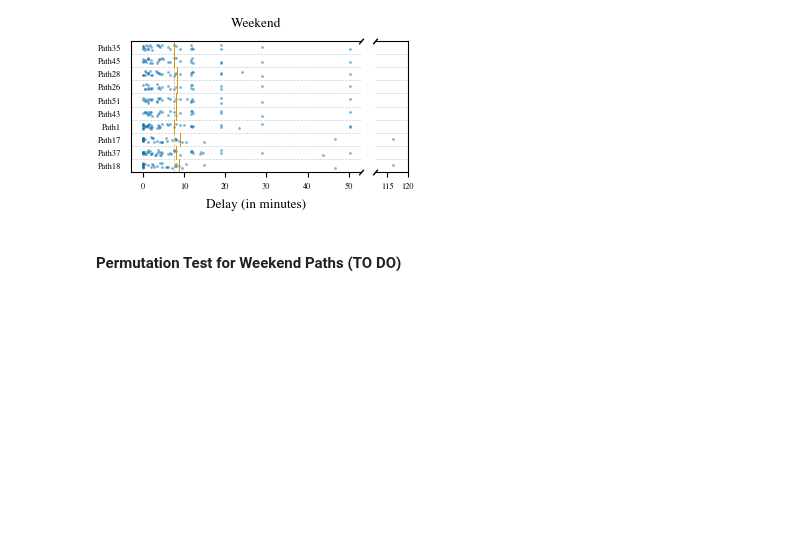
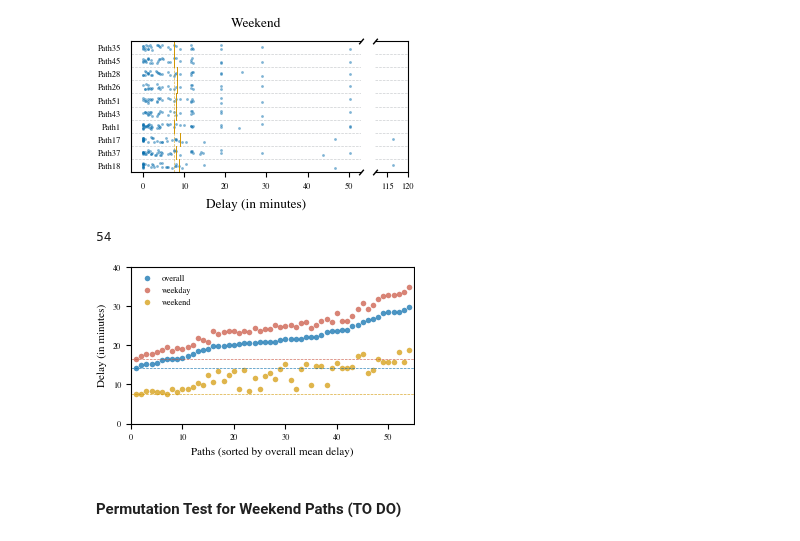
Before and after one commit to frederikpanse/db_project, a Jupyter notebook: exp/exp_FP_01_DifferenceWeekdaysWeekends.ipynb, the cells around one changed output. Saved outputs shown, nothing was run; the diff lists cells and outputs as text; code cells hidden in the pictures; blank space fills up the shorter version.

Commit message:
created new plot to show difference we/wd

```diff
--- a/exp/exp_FP_01_DifferenceWeekdaysWeekends.ipynb
+++ b/exp/exp_FP_01_DifferenceWeekdaysWeekends.ipynb
@@ -56,6 +56,9 @@ from tueplots import bundles
 from tueplots.constants.color import rgb
 from matplotlib import ticker
 import matplotlib.pyplot as plt
+
+# set plotting stylesheet
+plt.rcParams.update(bundles.icml2022(column="half", nrows=1, ncols=1, usetex=False))
 # %%
 paths = np.load('../dat/paths.npy', allow_pickle='TRUE').item()
 # %%
@@ -195,6 +198,45 @@ ax2.plot([0, 0], [0, 1], transform=ax2.transAxes, **kwargs)
 fig.savefig("../doc/fig/plot_FP_02_Weekend.pdf")
 # %% [output]
 [figure]
+# %%
+paths_sorted[0][1]["mean_delay"]
+len(paths_sorted)
+# %% [output]
+54
+# %%
+fig, ax = plt.subplots()
+
+for i in np.arange(len(paths_sorted)):
+    wd = data_weekday_mean[data_weekday_mean.index.isin(paths_sorted[i][1]["stations"])].mean()
+    we = data_weekend_mean[data_weekend_mean.index.isin(paths_sorted[i][1]["stations"])].mean()
+    ax.plot(i + 1, paths_sorted[i][1]["mean_delay"], "o", color = rgb.tue_blue, alpha = 0.7, mec = "none", ms = 4, label = "overall")
+    ax.plot(i + 1, wd, "o", color = rgb.tue_ocre, alpha = 0.7, mec = "none", ms = 4, label = "weekday")
+    ax.plot(i + 1, we, "o", color = rgb.tue_orange, alpha = 0.7, mec = "none", ms = 4, label = "weekend")
+
+ax.axhline(paths_sorted[0][1]["mean_delay"], color = rgb.tue_blue,
+           ls = "--", alpha = 0.8, linewidth = 0.5)
+ax.axhline(data_weekday_mean[data_weekday_mean.index.isin(paths_sorted[0][1]["stations"])].mean(), color = rgb.tue_ocre,
+           ls = "--", alpha = 0.8, linewidth = 0.5)
+ax.axhline(data_weekend_mean[data_weekend_mean.index.isin(paths_sorted[0][1]["stations"])].mean(), color = rgb.tue_orange,
+           ls = "--", alpha = 0.8, linewidth = 0.5)
+
+ax.set_ylim(0, 40)
+ax.set_yticks(range(0, 41, 10))
+
+ax.set_xlim(0, 55)
+
+ax.legend(["overall", "weekday", "weekend"], loc="upper left", framealpha=1.0, facecolor="white", edgecolor="none")
+
+ax.set_xlabel("Paths (sorted by overall mean delay)")
+ax.set_ylabel("Delay (in minutes)")
+
+#ax.xaxis.set_major_locator(ticker.MultipleLocator(10))
+#ax.xaxis.set_minor_locator(ticker.MultipleLocator(1))
+
+fig.savefig("../doc/fig/plot_FP_03_WeekdayWeekend.pdf")
+plt.show()
+# %% [output]
+[figure, added]
 # %% [markdown]
 #### Permutation Test for Weekend Paths (TO DO)
 # %%
```
Also changed, not shown: parts of 1 cell of this notebook, 2 other files.
